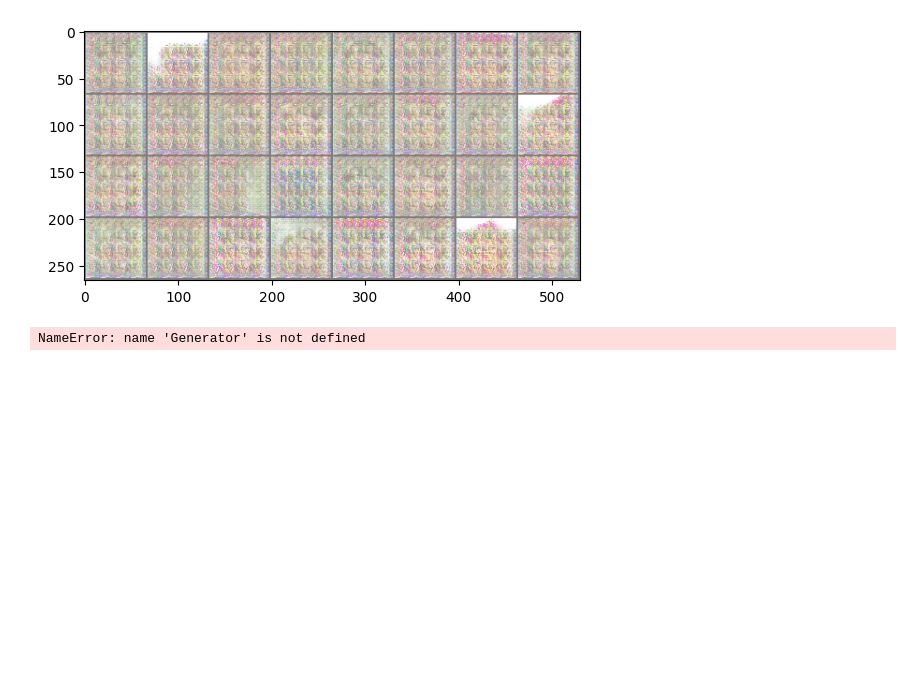
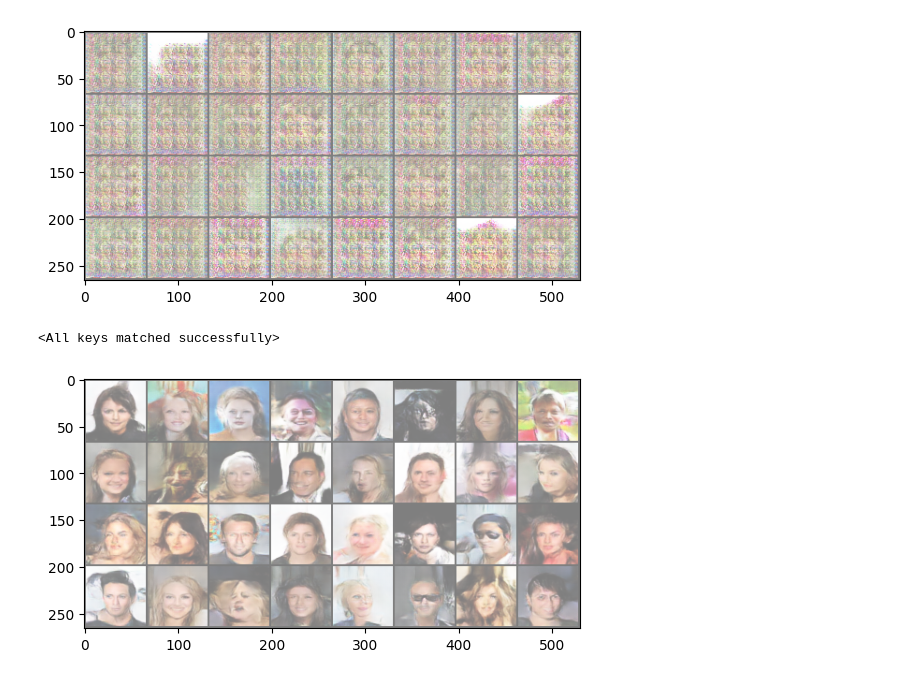
Before and after one commit to KennyBoyo/COMP3710, a Jupyter notebook: demos/demo2/demo2q3.ipynb, the cells around one changed output. Drawn from its saved outputs; the diff is of its cells as text; code cells hidden in the pictures; blank space fills up the shorter version.

```diff
--- a/demos/demo2/demo2q3.ipynb
+++ b/demos/demo2/demo2q3.ipynb
@@ -50,7 +50,6 @@ class Generator(nn.Module):
             nn.ConvTranspose2d(
                 features_g * 2, channels_img, kernel_size=4, stride=2, padding=1
             ),
-            nn.Tanh()
         )
 
     def _block(self, in_channels, out_channels, kernel_size, stride, padding):
@@ -180,9 +179,21 @@ D_SAVEPATH = f"./D_{ind}.pth"
 torch.save(gen.state_dict(), G_SAVEPATH)
 torch.save(disc.state_dict(), D_SAVEPATH)
 # %%
-net = Generator(Generator(Z_DIM, CHANNELS_IMG, FEATURES_GEN))
-net.load_state_dict(torch.load(G_SAVEPATH))
-net = Discriminator(Discriminator(CHANNELS_IMG, FEATURES_DISC))
-net.load_state_dict(torch.load(D_SAVEPATH))
+ind = 0
+G_SAVEPATH = f"./G_{ind}.pth"
+D_SAVEPATH = f"./D_{ind}.pth"
+gen = Generator(Z_DIM, CHANNELS_IMG, FEATURES_GEN).to(device)
+gen.load_state_dict(torch.load(G_SAVEPATH))
+disc = Discriminator(CHANNELS_IMG, FEATURES_DISC).to(device)
+disc.load_state_dict(torch.load(D_SAVEPATH))
 # %% [output]
-NameError: name 'Generator' is not defined
+<All keys matched successfully>
+# %%
+with torch.no_grad():
+        # (real, _ ) =  next(iter((dataloader)))
+        fake = gen(torch.randn(32, Z_DIM, 1, 1).to(device))
+        # img_grid_real = torchvision.utils.make_grid(real[:32], normalize=True)
+        img_grid_fake = torchvision.utils.make_grid(fake[:32], normalize=True)
+        show_tensor_images(img_grid_fake)
+# %% [output]
+[figure, added]
```
Also changed, not shown: parts of 1 cell of this notebook.
